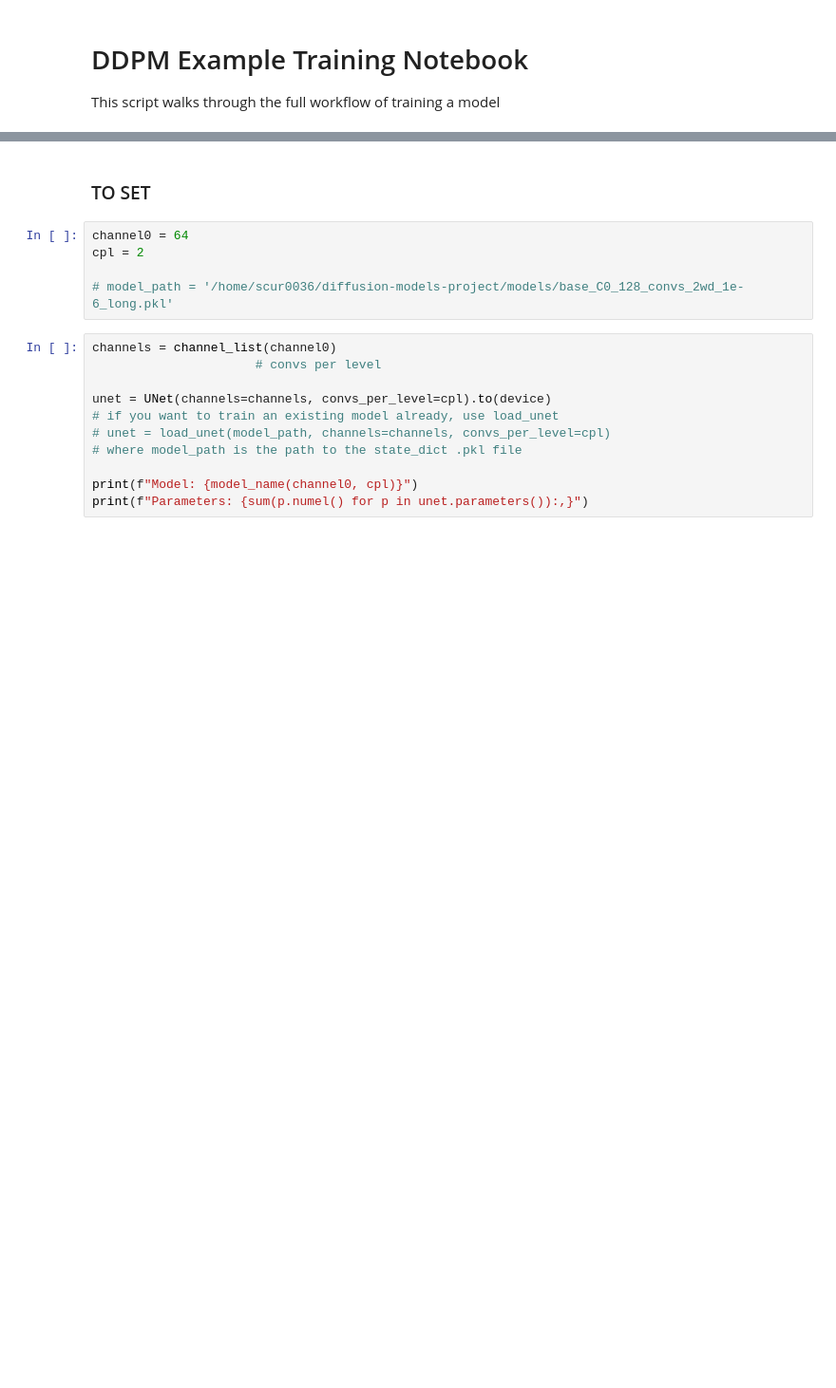
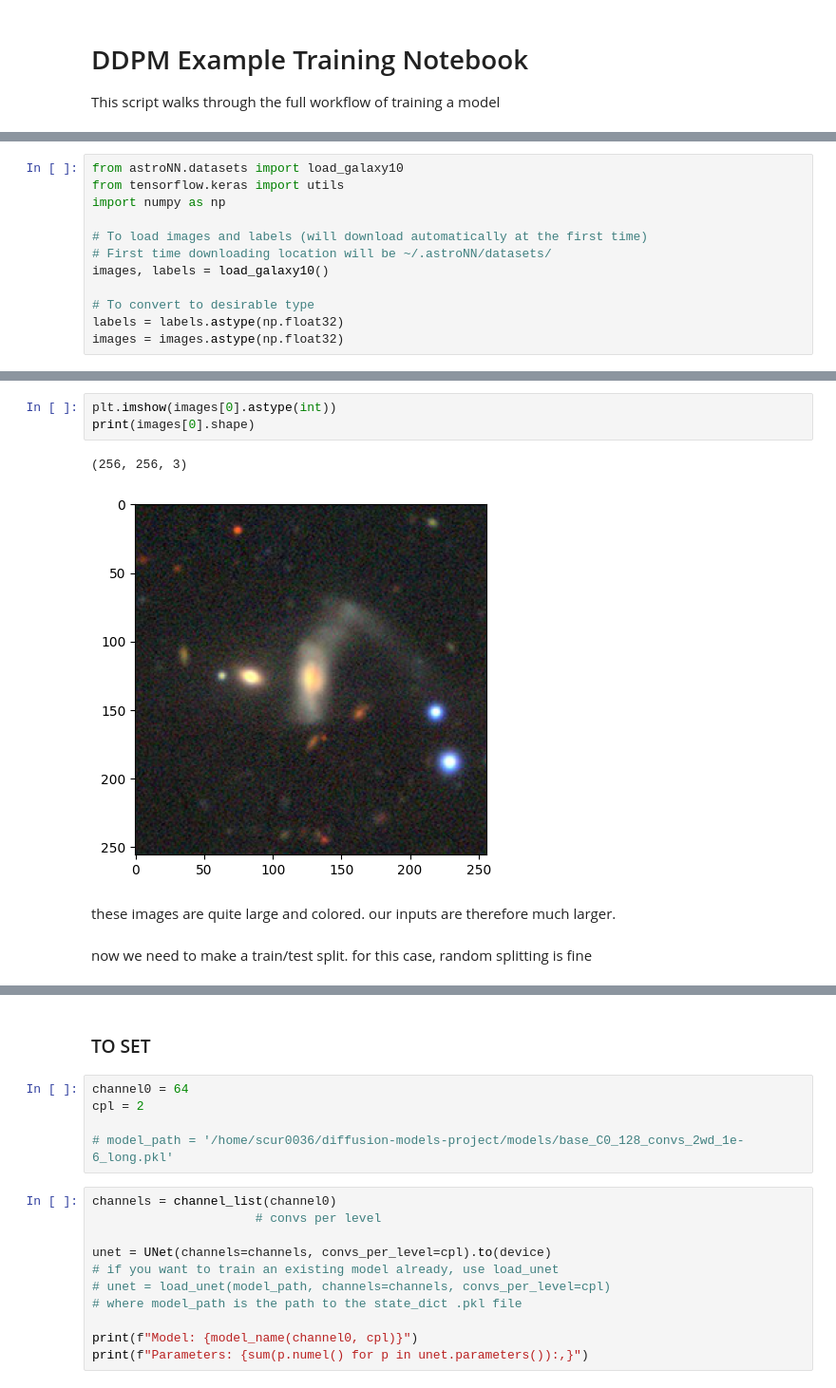
Before and after one commit to EliasAbele/diffusion-models-project, a Jupyter notebook: ea5_training_on_galaxy_data.ipynb, the cells around one changed output, grey strips where cells are left out. Shown at 95% size. Cells and saved outputs as stored; diff of their text form; blank space fills up the shorter version.

Commit message:
changed name NoisyMNIST to NoisyDataset, loaded the data for the galaxies

```diff
--- a/ea5_training_on_galaxy_data.ipynb
+++ b/ea5_training_on_galaxy_data.ipynb
@@ -27,0 +41,12 @@ test_set_noisy = NoisyMNIST(test_set,  scheduler)
+# %%
+from astroNN.datasets import load_galaxy10
+from tensorflow.keras import utils
+import numpy as np
+
+# To load images and labels (will download automatically at the first time)
+# First time downloading location will be ~/.astroNN/datasets/
+images, labels = load_galaxy10()
+
+# To convert to desirable type
+labels = labels.astype(np.float32)
+images = images.astype(np.float32)
@@ -27,0 +60,10 @@ test_set_noisy = NoisyMNIST(test_set,  scheduler)
+# %%
+plt.imshow(images[0].astype(int))
+print(images[0].shape)
+# %% [output]
+(256, 256, 3)
+[figure, added]
+# %% [markdown]
+these images are quite large and colored. our inputs are therefore much larger.
+# %% [markdown]
+now we need to make a train/test split. for this case, random splitting is fine
```
Also changed, not shown: parts of 12 cells of this notebook, 2 other files.
